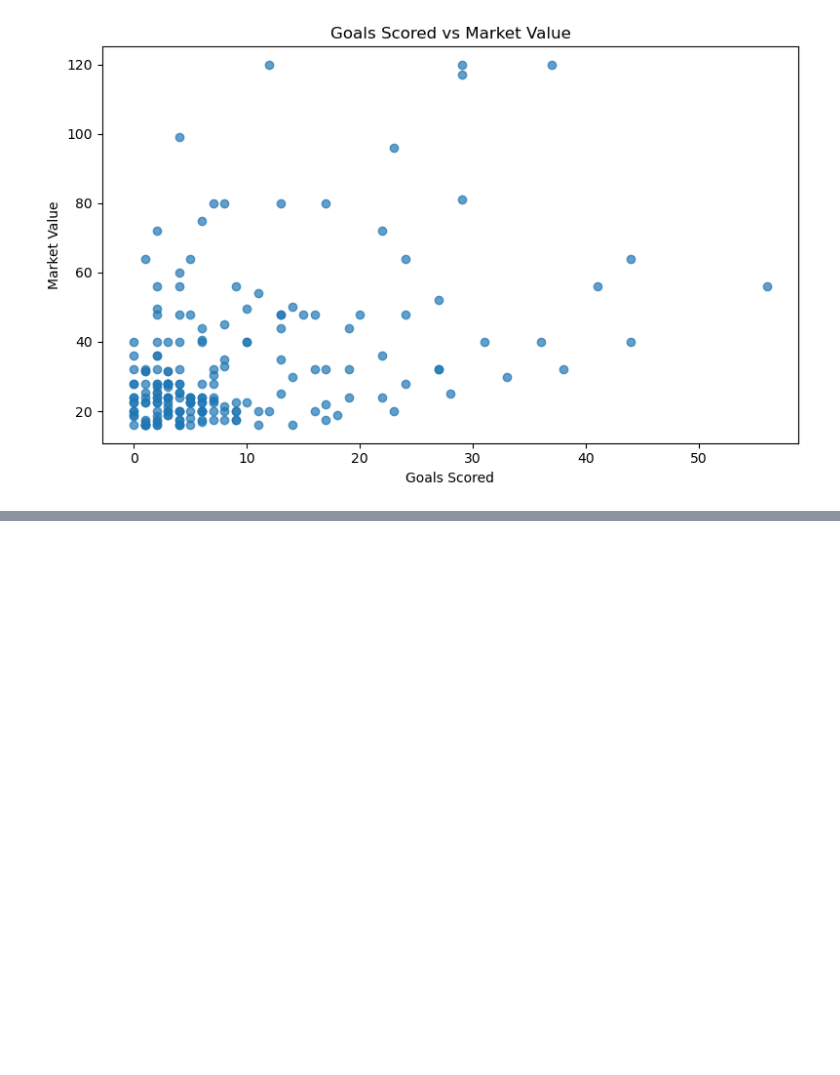
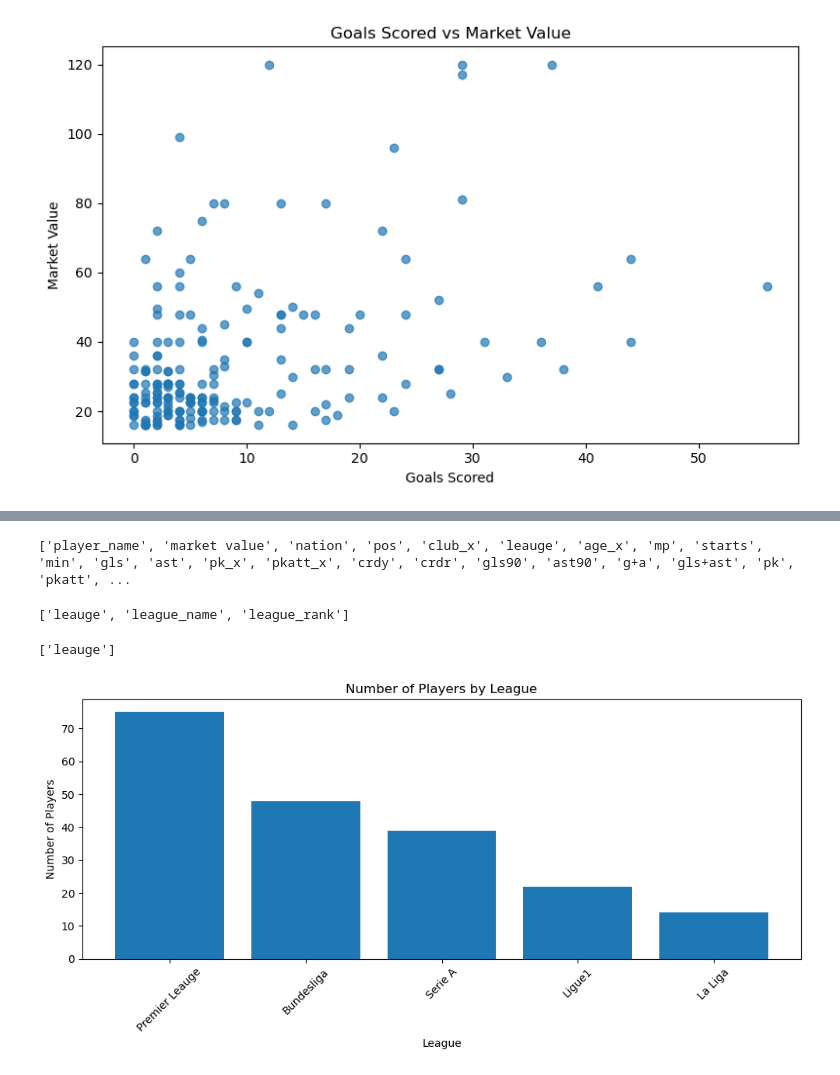
Before and after one commit to ArdilOner/DSA-210-Project-Ard-l-ner, a Jupyter notebook: analysis.ipynb, the cells around one changed output, grey strips where cells are left out. Cells and saved outputs as stored; diff of their text form; code cells hidden in the pictures; blank space fills up the shorter version.

```diff
--- a/analysis.ipynb
+++ b/analysis.ipynb
@@ -431,0 +645,27 @@ plt.show()
+# %%
+print(df.columns.tolist())
+# %% [output]
+['player_name', 'market value', 'nation', 'pos', 'club_x', 'leauge', 'age_x', 'mp', 'starts', 'min', 'gls', 'ast', 'pk_x', 'pkatt_x', 'crdy', 'crdr', 'gls90', 'ast90', 'g+a', 'gls+ast', 'pk', 'pkatt', ...
+# %%
+[c for c in df.columns if "leag" in c.lower() or "leau" in c.lower()]
+# %% [output]
+['leauge', 'league_name', 'league_rank']
+# %%
+['leauge']
+# %% [output]
+['leauge']
+# %%
+league_counts = df["leauge"].value_counts().head(10)
+
+plt.figure(figsize=(10,5))
+plt.bar(league_counts.index, league_counts.values)
+
+plt.xticks(rotation=45)
+plt.xlabel("League")
+plt.ylabel("Number of Players")
+plt.title("Number of Players by League")
+
+plt.tight_layout()
+plt.show()
+# %% [output]
+[figure, added]
```
Also changed, not shown: parts of 18 cells of this notebook.
